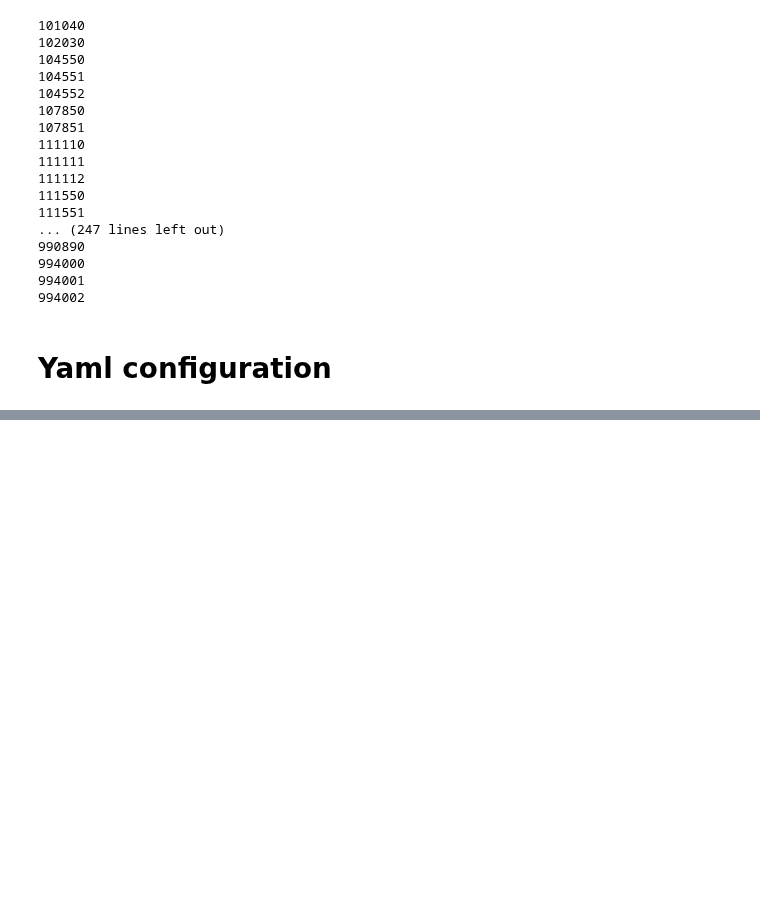
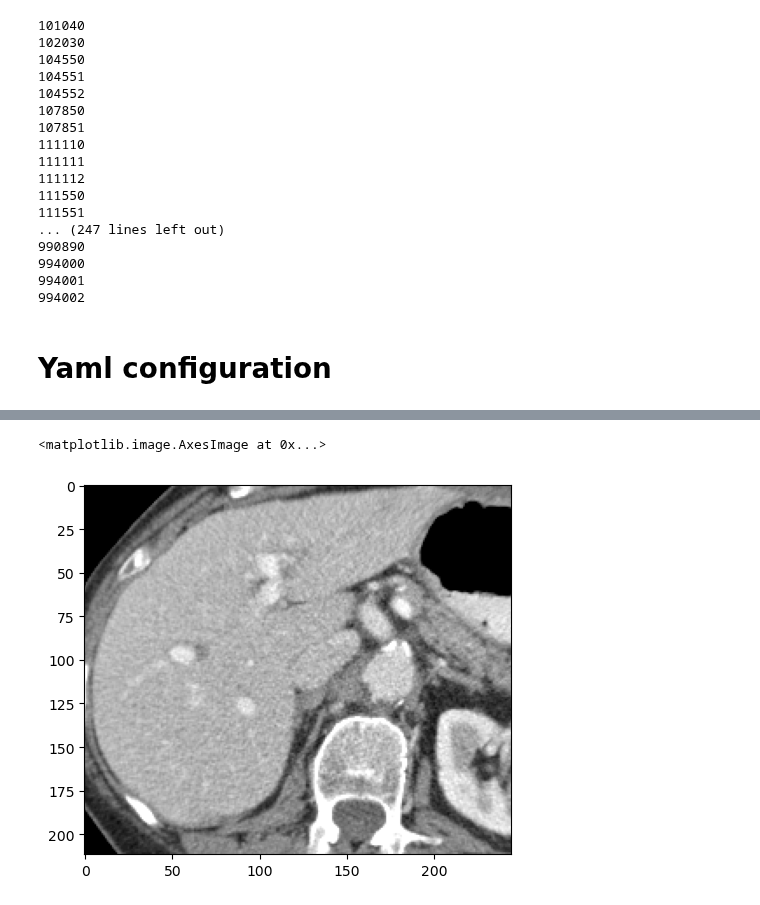
Before and after one commit to BaconDavid/CRLM_Internship_Project, a Jupyter notebook: Jupyter_Test/Data_stuff.ipynb, the cells around one changed output, grey strips where cells are left out. Cells and saved outputs as stored; diff of their text form; code cells hidden in the pictures; blank space fills up the shorter version.

```diff
--- a/Jupyter_Test/Data_stuff.ipynb
+++ b/Jupyter_Test/Data_stuff.ipynb
@@ -787,0 +891,8 @@ import yaml
+# %%
+import SimpleITK as sitk
+image = sitk.ReadImage('../../Data/Mixed_HGP/Mixed_HGP_Only_Liver_07073_Windowed/CILM_CT_100330_0000.nii.gz')
+image_array = sitk.GetArrayFromImage(image)
+plt.imshow(image_array[30,:,:],cmap='gray')
+# %% [output]
+<matplotlib.image.AxesImage at 0x...>
+[figure, added]
```
Also changed, not shown: parts of 28 cells of this notebook, 21 other files.
